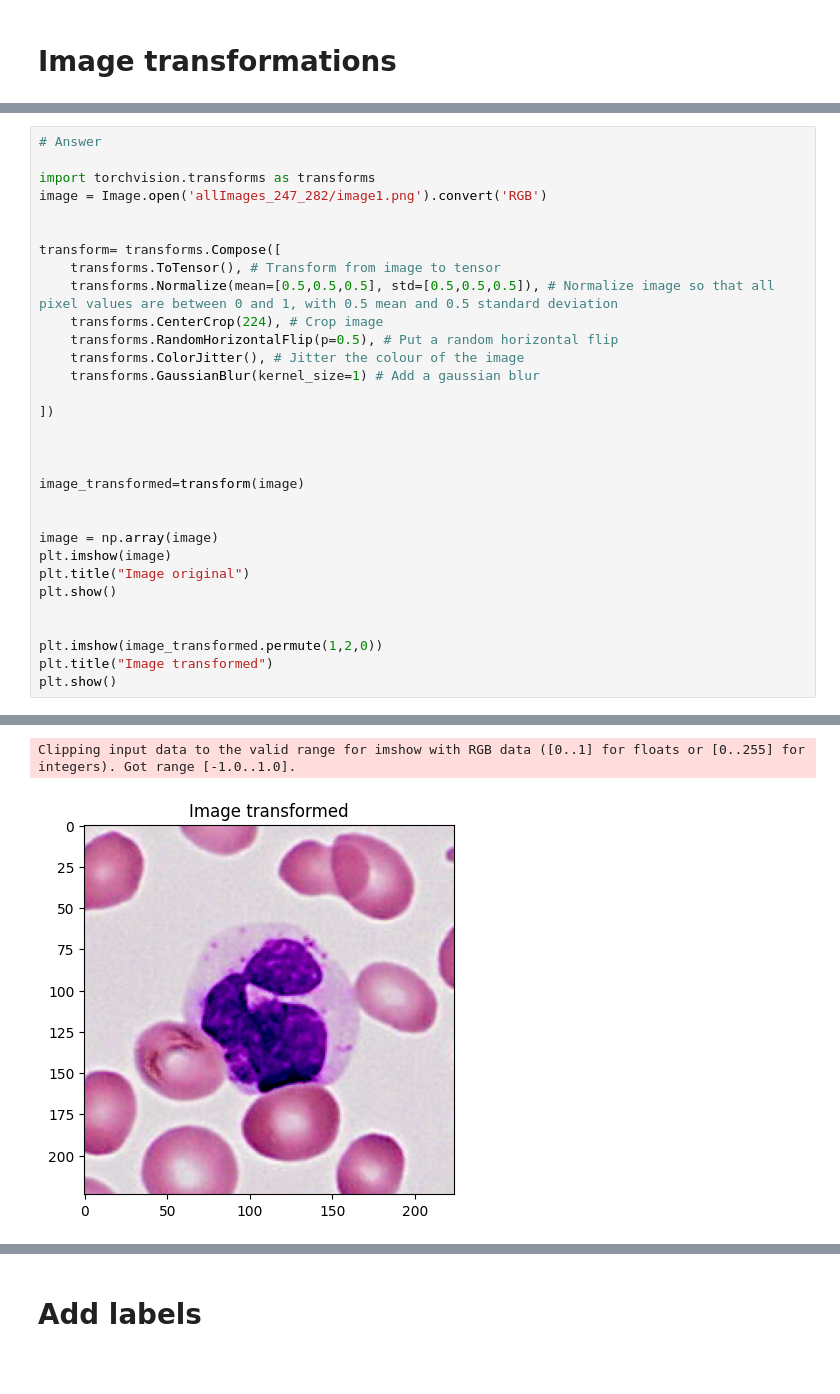
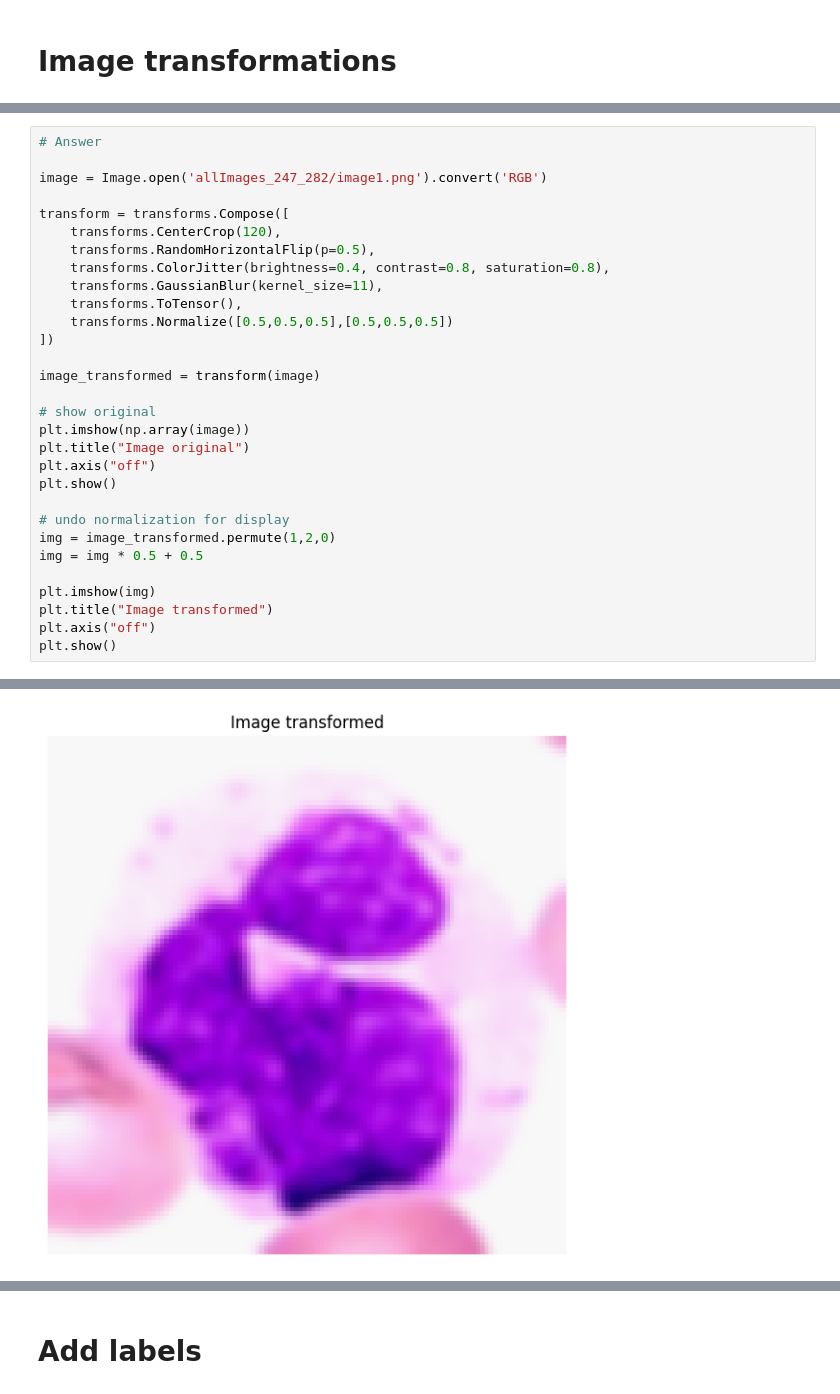
Before and after one commit to ErwanR123/TP2_ML_medical, a Jupyter notebook: TP2.ipynb, the cells around one changed output, grey strips where cells are left out. Saved outputs shown, nothing was run; the diff lists cells and outputs as text; blank space fills up the shorter version.

```diff
--- a/TP2.ipynb
+++ b/TP2.ipynb
@@ -113,32 +116,31 @@ Examples of expected results:
 # %%
 # Answer
 
-import torchvision.transforms as transforms
 image = Image.open('allImages_247_282/image1.png').convert('RGB')
 
-
-transform= transforms.Compose([
-    transforms.ToTensor(), # Transform from image to tensor
-    transforms.Normalize(mean=[0.5,0.5,0.5], std=[0.5,0.5,0.5]), # Normalize image so that all pixel values are between 0 and 1, with 0.5 mean and 0.5 standard deviation
-    transforms.CenterCrop(224), # Crop image
-    transforms.RandomHorizontalFlip(p=0.5), # Put a random horizontal flip
-    transforms.ColorJitter(), # Jitter the colour of the image
-    transforms.GaussianBlur(kernel_size=1) # Add a gaussian blur
-
+transform = transforms.Compose([
+    transforms.CenterCrop(120),
+    transforms.RandomHorizontalFlip(p=0.5),
+    transforms.ColorJitter(brightness=0.4, contrast=0.8, saturation=0.8),
+    transforms.GaussianBlur(kernel_size=11),
+    transforms.ToTensor(),
+    transforms.Normalize([0.5,0.5,0.5],[0.5,0.5,0.5])
 ])
 
+image_transformed = transform(image)
 
-
-image_transformed=transform(image)
-
-
-image = np.array(image)
-plt.imshow(image)
+# show original
+plt.imshow(np.array(image))
 plt.title("Image original")
+plt.axis("off")
 plt.show()
 
+# undo normalization for display
+img = image_transformed.permute(1,2,0)
+img = img * 0.5 + 0.5
 
-plt.imshow(image_transformed.permute(1,2,0))
+plt.imshow(img)
 plt.title("Image transformed")
+plt.axis("off")
 plt.show()
 # %% [output]
@@ -146,2 +148 @@ plt.show()
-Clipping input data to the valid range for imshow with RGB data ([0..1] for floats or [0..255] for integers). Got range [-1.0..1.0].
-[figure, old version]
+[figure, new version]
```
Also changed, not shown: parts of 19 cells of this notebook.
